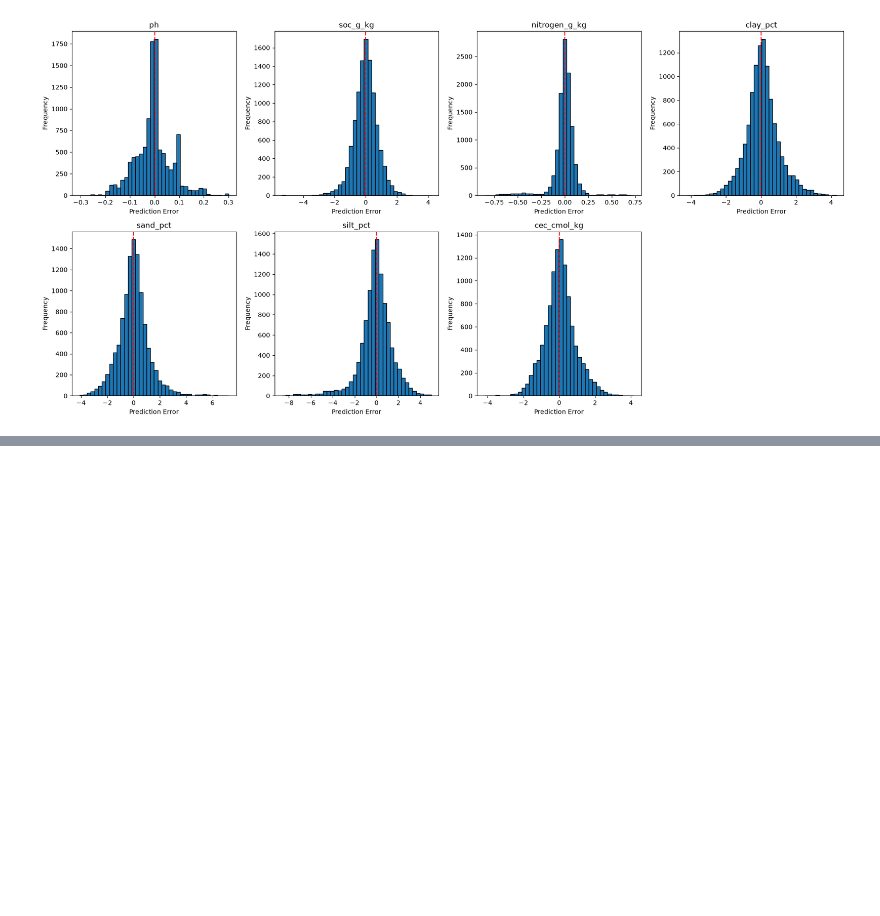
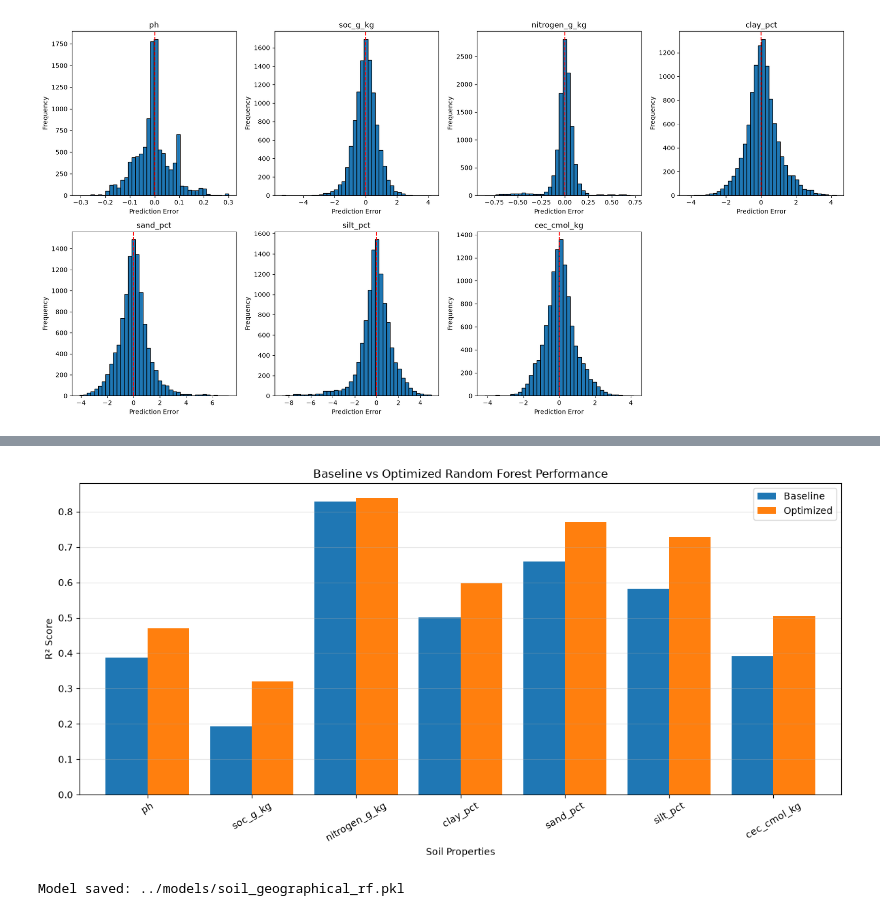
Before and after one commit to iammuhammadhassan/SoilSenseAi, a Jupyter notebook: notebooks/04_model_development.ipynb, the cells around one changed output, grey strips where cells are left out. Saved outputs shown, nothing was run; the diff lists cells and outputs as text; code cells hidden in the pictures; blank space fills up the shorter version.

Commit message:
optimized and saved model

```diff
--- a/notebooks/04_model_development.ipynb
+++ b/notebooks/04_model_development.ipynb
@@ -402,0 +605,21 @@ plt.show()
+# %%
+# Purpose: Compare baseline and optimized model performance for every soil property.
+
+comparison = evaluation_results[
+    ['Soil Property', 'MAE', 'RMSE', 'R2 Score']
+].merge(
+    optimized_evaluation,
+    on='Soil Property',
+    suffixes=('_Baseline', '_Optimized')
+)
+
+comparison['MAE Improvement (%)'] = (
+    (comparison['MAE_Baseline'] - comparison['MAE_Optimized'])
+    / comparison['MAE_Baseline'] * 100
+)
+
+comparison['R2 Improvement'] = (
+    comparison['R2 Score_Optimized'] - comparison['R2 Score_Baseline']
+)
+
+print(comparison.round(4).to_string(index=False))
@@ -402,0 +635,36 @@ plt.show()
+# %%
+# Purpose: Visualize baseline versus optimized R² scores for all soil properties.
+
+comparison.plot(
+    x='Soil Property',
+    y=['R2 Score_Baseline', 'R2 Score_Optimized'],
+    kind='bar',
+    figsize=(12, 6),
+    width=0.8
+)
+
+plt.title('Baseline vs Optimized Random Forest Performance')
+plt.xlabel('Soil Properties')
+plt.ylabel('R² Score')
+plt.xticks(rotation=30)
+plt.legend(['Baseline', 'Optimized'])
+plt.grid(axis='y', alpha=0.3)
+plt.tight_layout()
+plt.show()
+# %% [output]
+[figure, added]
+# %%
+# Purpose: Save the optimized geographical soil prediction model.
+
+import joblib
+import os
+
+os.makedirs("../models", exist_ok=True)
+
+model_path = "../models/soil_geographical_rf.pkl"
+
+joblib.dump(optimized_model, model_path)
+
+print("Model saved:", model_path)
+# %% [output]
+Model saved: ../models/soil_geographical_rf.pkl
```
Also changed, not shown: parts of 8 cells of this notebook.
